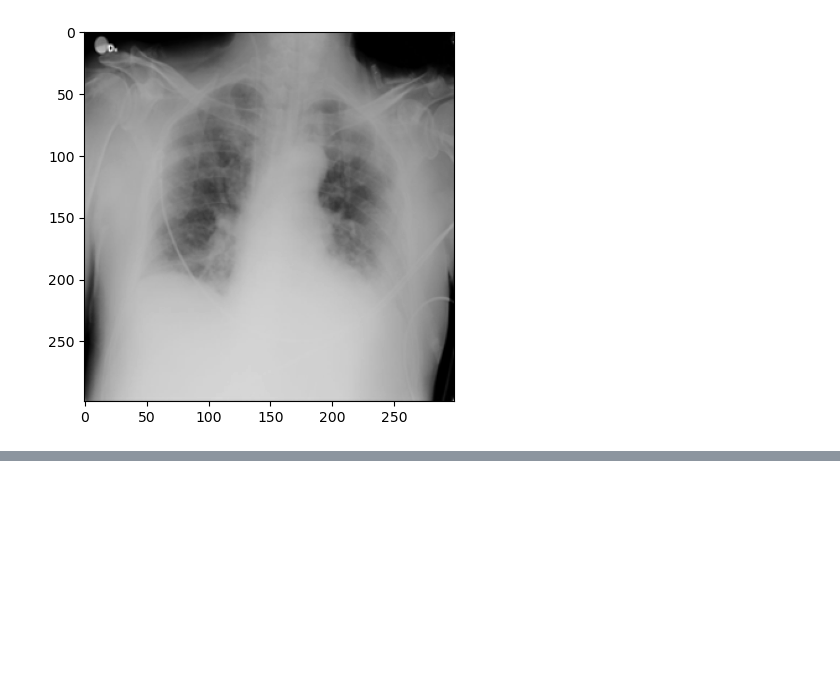
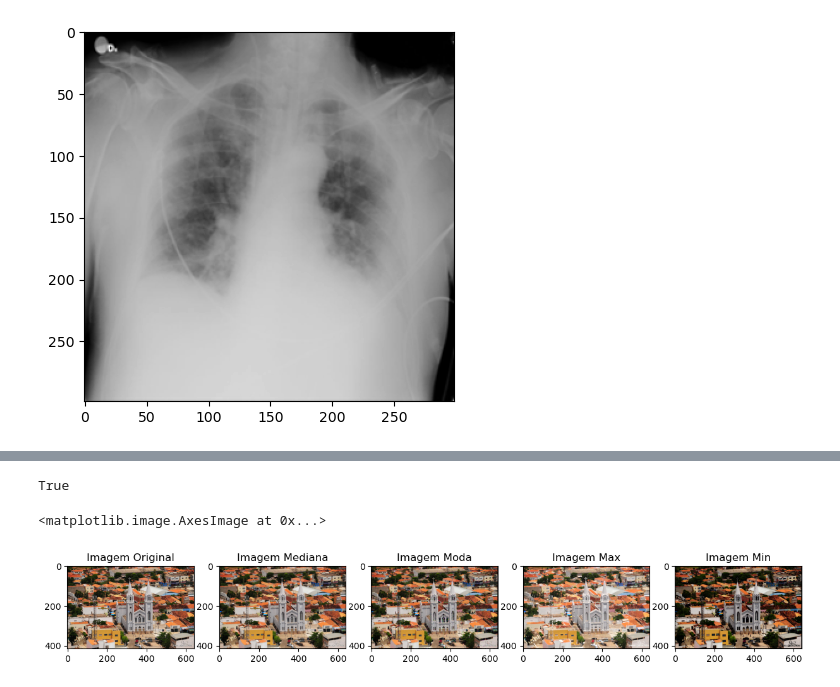
Before and after one commit to EuricoDNJR/Topicos-especiais-em-visao-computacional, a Jupyter notebook: atv_filtro/trab.ipynb, the cells around one changed output, grey strips where cells are left out. Saved outputs shown, nothing was run; the diff lists cells and outputs as text; code cells hidden in the pictures; blank space fills up the shorter version.

```diff
--- a/atv_filtro/trab.ipynb
+++ b/atv_filtro/trab.ipynb
@@ -46,0 +152,5 @@ def trataBordas(img, filtro, borda='ignore'):
+# %%
+imagem_mediana = no_linear_filters(img, kernel, borda='zero', filter='median')
+imagem_moda = no_linear_filters(img, kernel, borda='zero', filter='moda')
+imagem_max = no_linear_filters(img, kernel, borda='zero', filter='max')
+imagem_min = no_linear_filters(img, kernel, borda='zero', filter='min')
@@ -46,0 +188,24 @@ def trataBordas(img, filtro, borda='ignore'):
+# %%
+print((imagem_max>=imagem_min).all())
+# %% [output]
+True
+# %%
+fig = plt.figure(figsize=(15, 15))
+fig.add_subplot(1, 5, 1)
+plt.title('Imagem Original')
+plt.imshow(img, cmap='gray')
+fig.add_subplot(1, 5, 2)
+plt.title('Imagem Mediana')
+plt.imshow(imagem_mediana, cmap='gray')
+fig.add_subplot(1, 5, 3)
+plt.title('Imagem Moda')
+plt.imshow(imagem_moda, cmap='gray')
+fig.add_subplot(1, 5, 4)
+plt.title('Imagem Max')
+plt.imshow(imagem_max, cmap='gray')
+fig.add_subplot(1, 5, 5)
+plt.title('Imagem Min')
+plt.imshow(imagem_min, cmap='gray')
+# %% [output]
+<matplotlib.image.AxesImage at 0x...>
+[figure, added]
```
Also changed, not shown: parts of 24 cells of this notebook, 2 other files.
